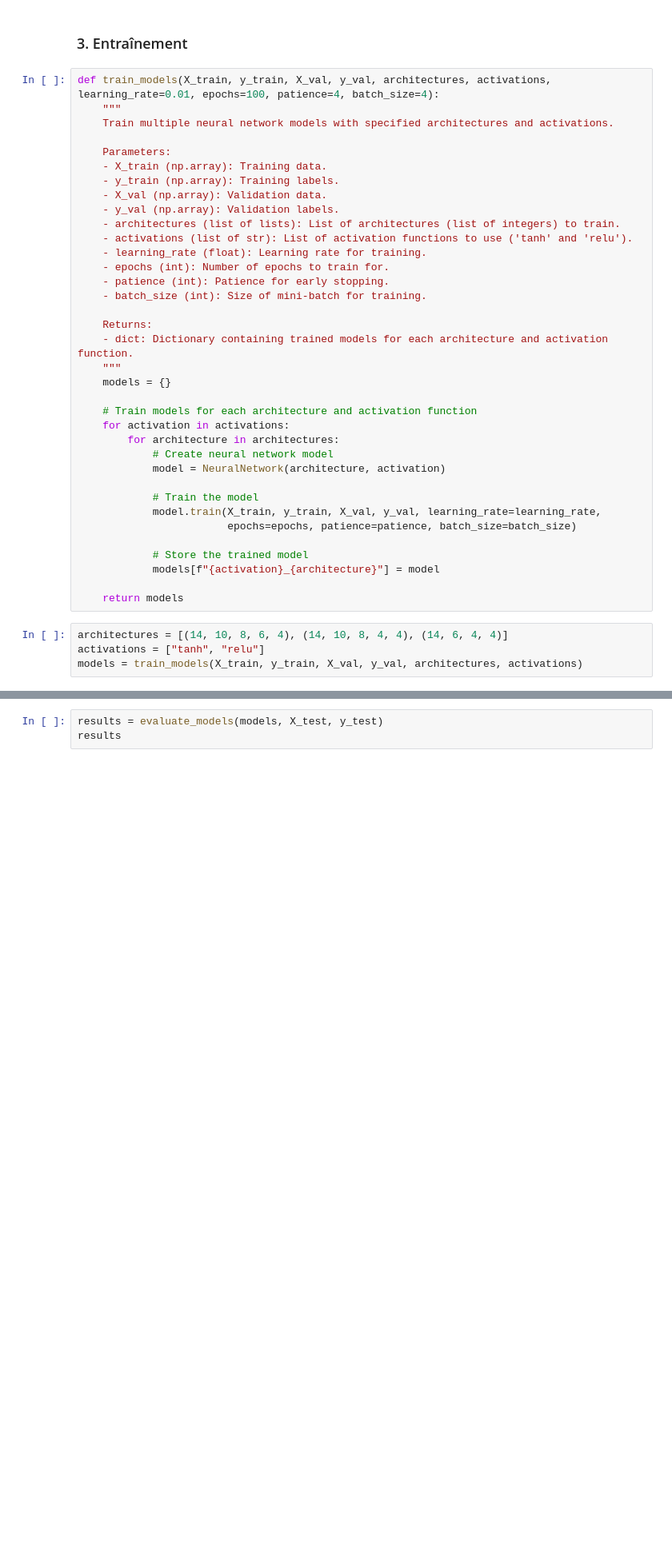
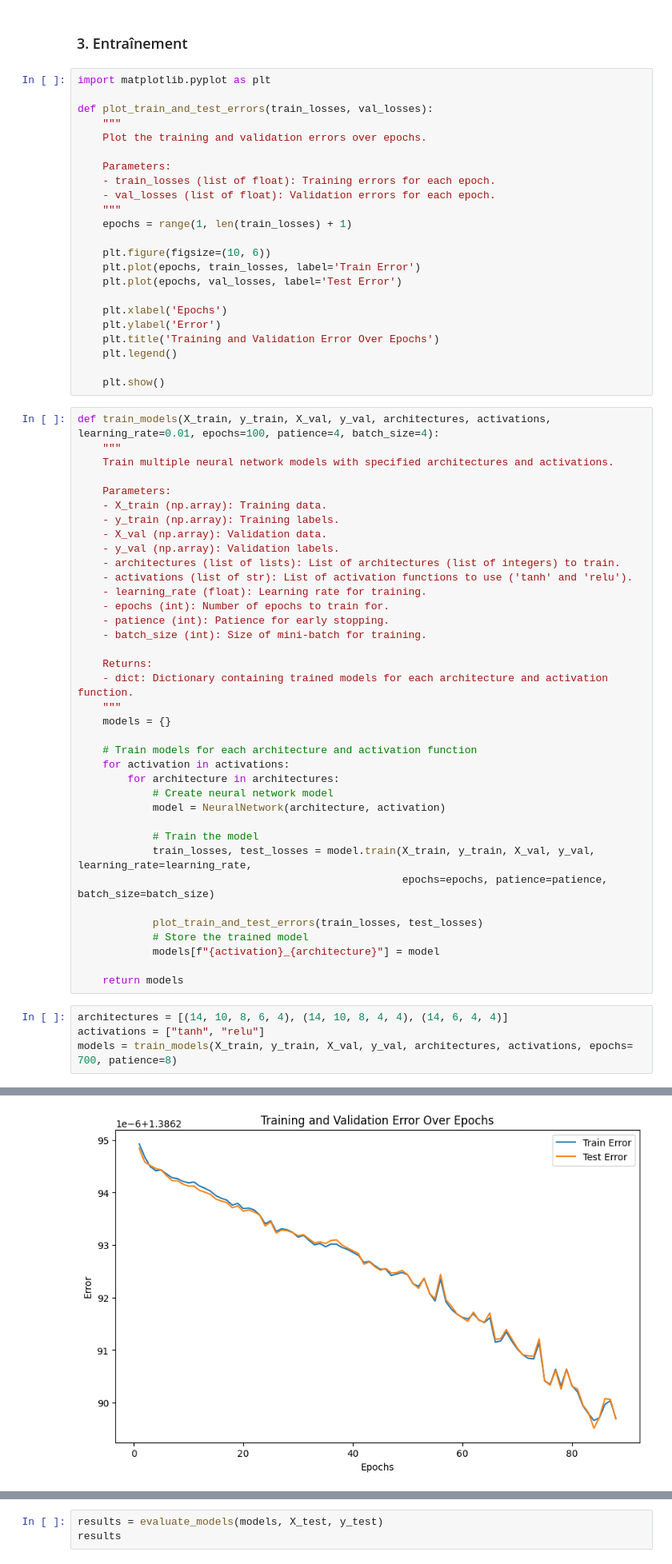
Before and after one commit to FellahAbdel/ai-model-projct, a Jupyter notebook: projet.ipynb, the cells around one changed output, grey strips where cells are left out. Shown: that part at 80% size. Drawn from its saved outputs; the diff is of its cells as text; blank space fills up the shorter version.

Commit message:
new fonction to plot data

```diff
--- a/projet.ipynb
+++ b/projet.ipynb
@@ -973,6 +1162,29 @@ X_train, y_train, X_val, y_val, X_test, y_test = neural_split_data(
     data, target_attribute)
 # %% [markdown]
 ### 3. Entraînement
+# %%
+import matplotlib.pyplot as plt
+
+def plot_train_and_test_errors(train_losses, val_losses):
+    """
+    Plot the training and validation errors over epochs.
+
+    Parameters:
+    - train_losses (list of float): Training errors for each epoch.
+    - val_losses (list of float): Validation errors for each epoch.
+    """
+    epochs = range(1, len(train_losses) + 1)
+
+    plt.figure(figsize=(10, 6))
+    plt.plot(epochs, train_losses, label='Train Error')
+    plt.plot(epochs, val_losses, label='Test Error')
+
+    plt.xlabel('Epochs')
+    plt.ylabel('Error')
+    plt.title('Training and Validation Error Over Epochs')
+    plt.legend()
+
+    plt.show()
 # %%
 def train_models(X_train, y_train, X_val, y_val, architectures, activations, learning_rate=0.01, epochs=100, patience=4, batch_size=4):
     """
@@ -1002,9 +1214,10 @@ def train_models(X_train, y_train, X_val, y_val, architectures, activations, lea
             model = NeuralNetwork(architecture, activation)
 
             # Train the model
-            model.train(X_train, y_train, X_val, y_val, learning_rate=learning_rate,
-                        epochs=epochs, patience=patience, batch_size=batch_size)
+            train_losses, test_losses = model.train(X_train, y_train, X_val, y_val, learning_rate=learning_rate,
+                                                    epochs=epochs, patience=patience, batch_size=batch_size)
 
+            plot_train_and_test_errors(train_losses, test_losses)
             # Store the trained model
             models[f"{activation}_{architecture}"] = model
 
@@ -1012,4 +1225,5 @@ def train_models(X_train, y_train, X_val, y_val, architectures, activations, lea
 # %%
 architectures = [(14, 10, 8, 6, 4), (14, 10, 8, 4, 4), (14, 6, 4, 4)]
 activations = ["tanh", "relu"]
-models = train_models(X_train, y_train, X_val, y_val, architectures, activations)
+models = train_models(X_train, y_train, X_val, y_val, architectures, activations, epochs= 700, patience=8)
+# %% [output]
@@ -1015,0 +1247 @@ models = train_models(X_train, y_train, X_val, y_val, architectures, activations
+[figure, added]
```
Also changed, not shown: parts of 21 cells of this notebook.
